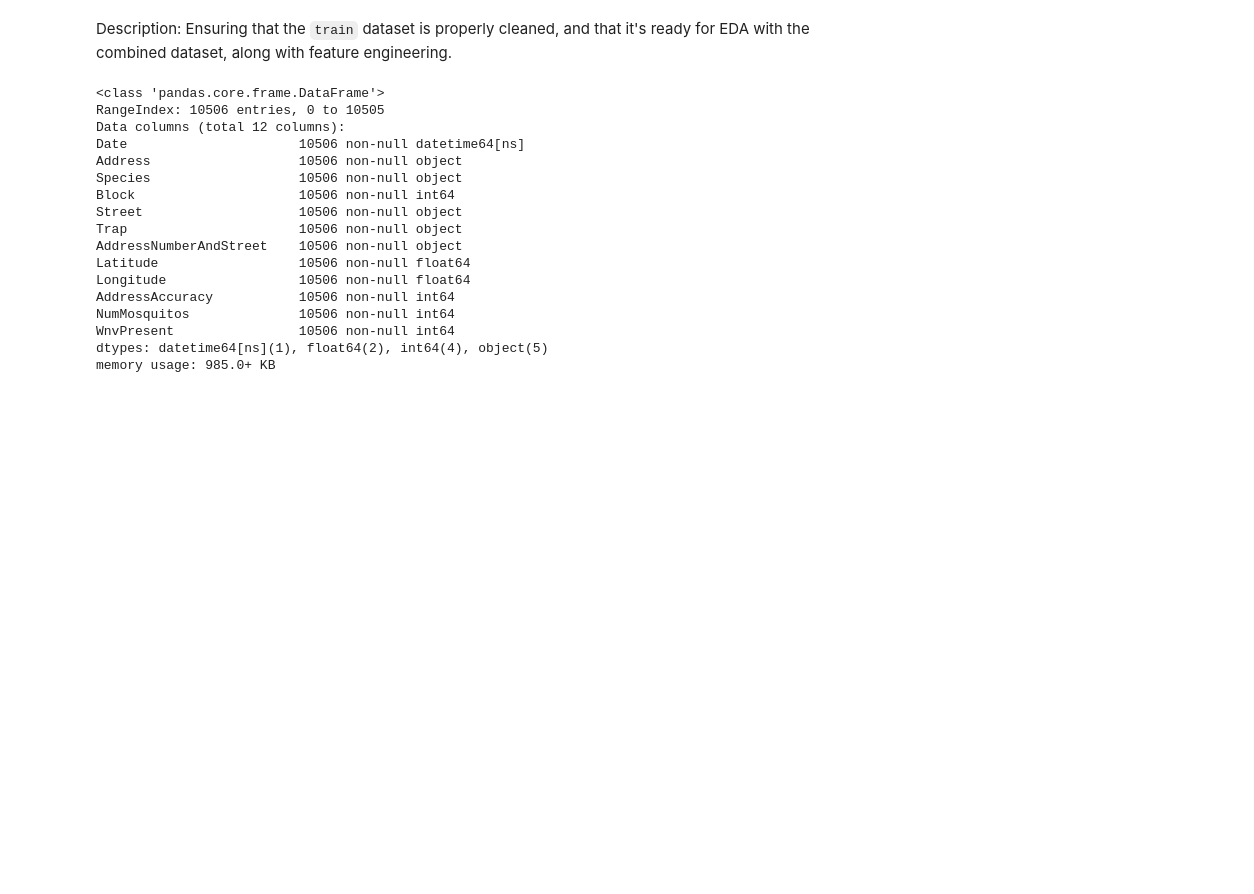
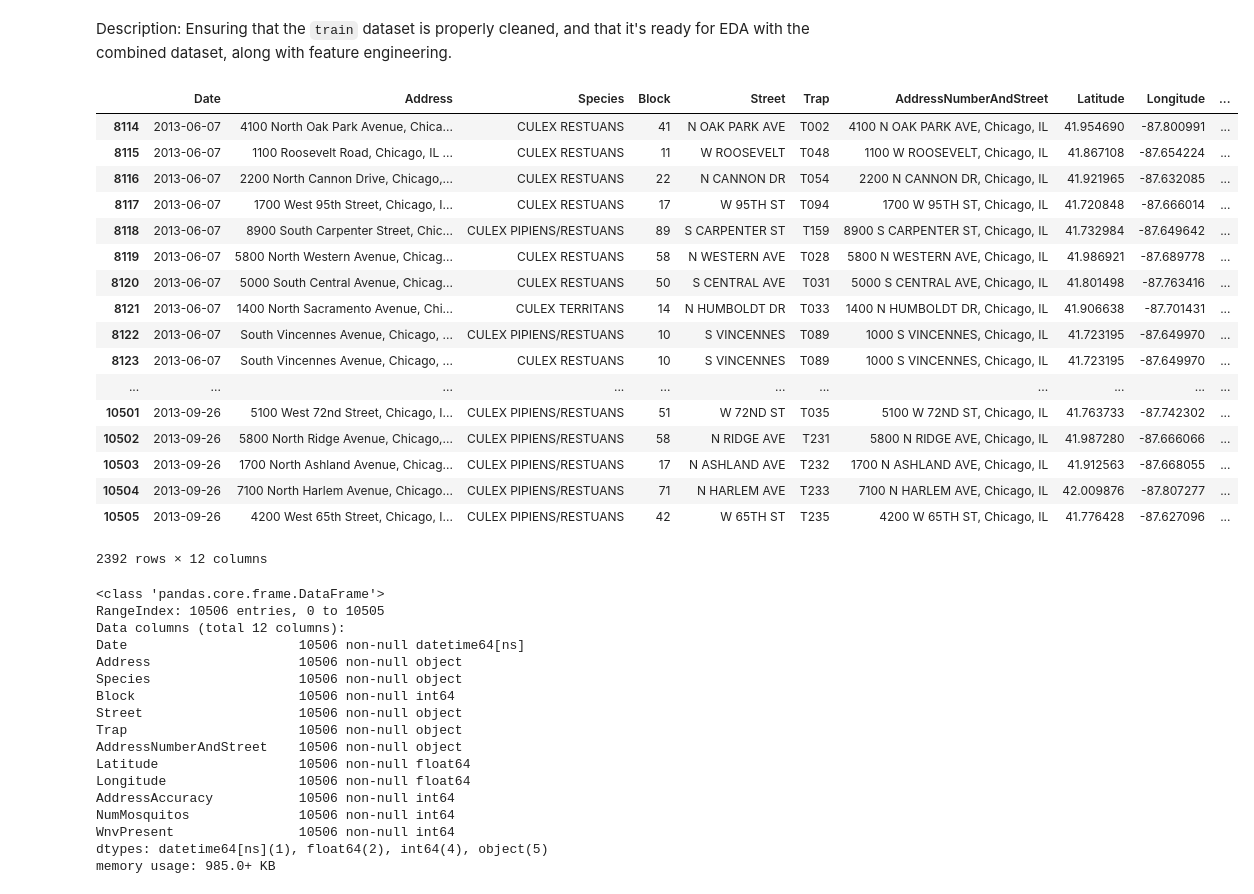
Before and after one commit to camarenad/wnv_prevention, a Jupyter notebook: jj/01_Cleaning_train.ipynb, the cells around one changed output. Cells and saved outputs as stored; diff of their text form; code cells hidden in the pictures; blank space fills up the shorter version.

```diff
--- a/jj/01_Cleaning_train.ipynb
+++ b/jj/01_Cleaning_train.ipynb
@@ -12,6 +12,27 @@ import matplotlib.pyplot as plt
 # %%
 df = pd.read_csv('../data/train.csv', parse_dates=['Date'])
 df_t = pd.read_csv('../data/test.csv', parse_dates=['Date'])
+# %%
+df[df['Date'] > '2013-01-21'].to_csv()
+# %% [output]
+|  | Date | Address | Species | Block | Street | Trap | AddressNumberAndStreet | Latitude | Longitude | ... |
+| 8114 | 2013-06-07 | 4100 North Oak Park Avenue, Chica... | CULEX RESTUANS | 41 | N OAK PARK AVE | T002 | 4100 N OAK PARK AVE, Chicago, IL | 41.954690 | -87.800991 | ... |
+| 8115 | 2013-06-07 | 1100 Roosevelt Road, Chicago, IL ... | CULEX RESTUANS | 11 | W ROOSEVELT | T048 | 1100 W ROOSEVELT, Chicago, IL | 41.867108 | -87.654224 | ... |
+| 8116 | 2013-06-07 | 2200 North Cannon Drive, Chicago,... | CULEX RESTUANS | 22 | N CANNON DR | T054 | 2200 N CANNON DR, Chicago, IL | 41.921965 | -87.632085 | ... |
+| 8117 | 2013-06-07 | 1700 West 95th Street, Chicago, I... | CULEX RESTUANS | 17 | W 95TH ST | T094 | 1700 W 95TH ST, Chicago, IL | 41.720848 | -87.666014 | ... |
+| 8118 | 2013-06-07 | 8900 South Carpenter Street, Chic... | CULEX PIPIENS/RESTUANS | 89 | S CARPENTER ST | T159 | 8900 S CARPENTER ST, Chicago, IL | 41.732984 | -87.649642 | ... |
+| 8119 | 2013-06-07 | 5800 North Western Avenue, Chicag... | CULEX RESTUANS | 58 | N WESTERN AVE | T028 | 5800 N WESTERN AVE, Chicago, IL | 41.986921 | -87.689778 | ... |
+| 8120 | 2013-06-07 | 5000 South Central Avenue, Chicag... | CULEX RESTUANS | 50 | S CENTRAL AVE | T031 | 5000 S CENTRAL AVE, Chicago, IL | 41.801498 | -87.763416 | ... |
+| 8121 | 2013-06-07 | 1400 North Sacramento Avenue, Chi... | CULEX TERRITANS | 14 | N HUMBOLDT DR | T033 | 1400 N HUMBOLDT DR, Chicago, IL | 41.906638 | -87.701431 | ... |
+| 8122 | 2013-06-07 | South Vincennes Avenue, Chicago, ... | CULEX PIPIENS/RESTUANS | 10 | S VINCENNES | T089 | 1000 S VINCENNES, Chicago, IL | 41.723195 | -87.649970 | ... |
+| 8123 | 2013-06-07 | South Vincennes Avenue, Chicago, ... | CULEX RESTUANS | 10 | S VINCENNES | T089 | 1000 S VINCENNES, Chicago, IL | 41.723195 | -87.649970 | ... |
+| ... | ... | ... | ... | ... | ... | ... | ... | ... | ... | ... |
+| 10501 | 2013-09-26 | 5100 West 72nd Street, Chicago, I... | CULEX PIPIENS/RESTUANS | 51 | W 72ND ST | T035 | 5100 W 72ND ST, Chicago, IL | 41.763733 | -87.742302 | ... |
+| 10502 | 2013-09-26 | 5800 North Ridge Avenue, Chicago,... | CULEX PIPIENS/RESTUANS | 58 | N RIDGE AVE | T231 | 5800 N RIDGE AVE, Chicago, IL | 41.987280 | -87.666066 | ... |
+| 10503 | 2013-09-26 | 1700 North Ashland Avenue, Chicag... | CULEX PIPIENS/RESTUANS | 17 | N ASHLAND AVE | T232 | 1700 N ASHLAND AVE, Chicago, IL | 41.912563 | -87.668055 | ... |
+| 10504 | 2013-09-26 | 7100 North Harlem Avenue, Chicago... | CULEX PIPIENS/RESTUANS | 71 | N HARLEM AVE | T233 | 7100 N HARLEM AVE, Chicago, IL | 42.009876 | -87.807277 | ... |
+| 10505 | 2013-09-26 | 4200 West 65th Street, Chicago, I... | CULEX PIPIENS/RESTUANS | 42 | W 65TH ST | T235 | 4200 W 65TH ST, Chicago, IL | 41.776428 | -87.627096 | ... |
+2392 rows × 12 columns
 # %%
 df.info()
 # %% [output]
```
Also changed, not shown: 2 other files.
